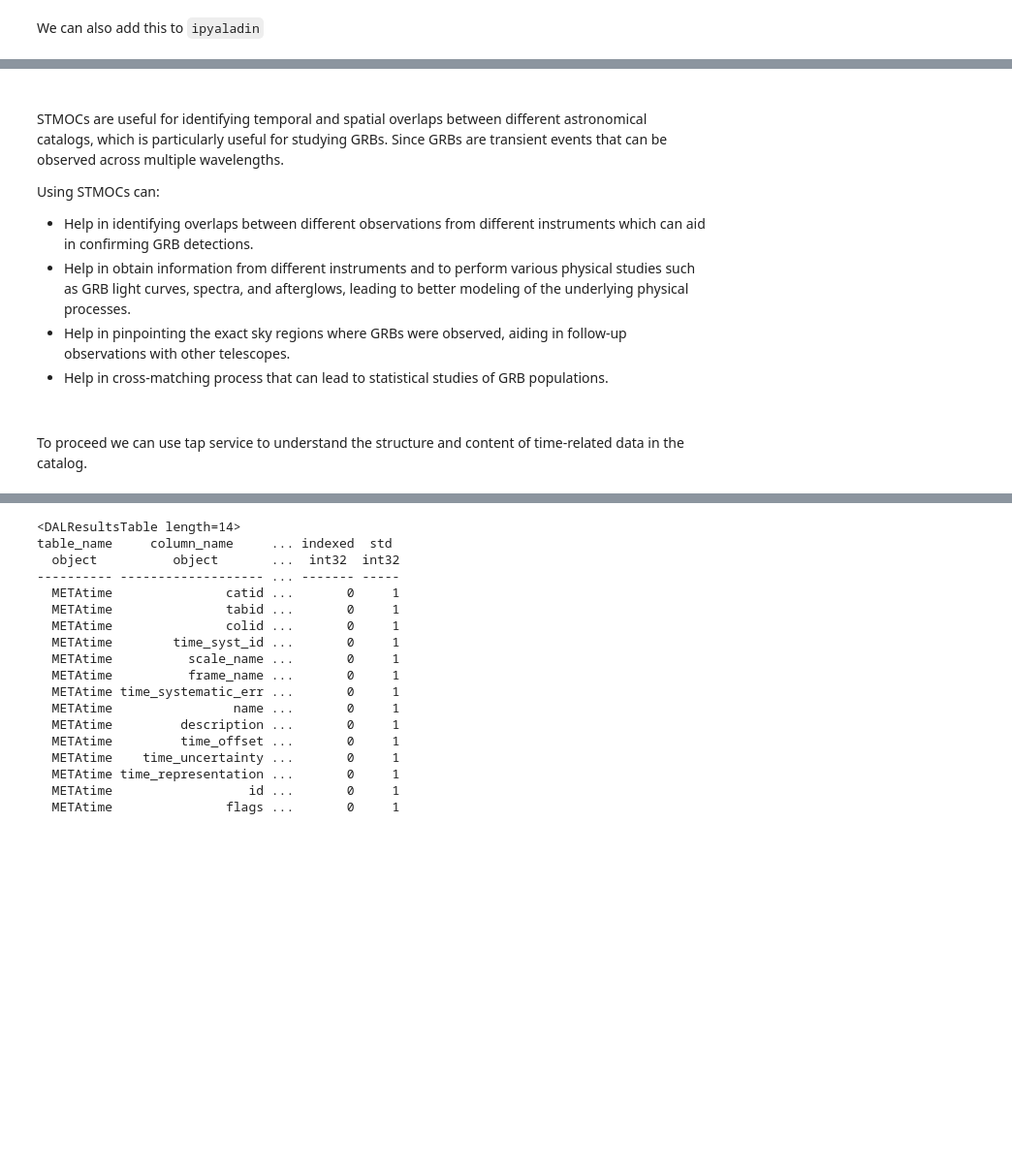
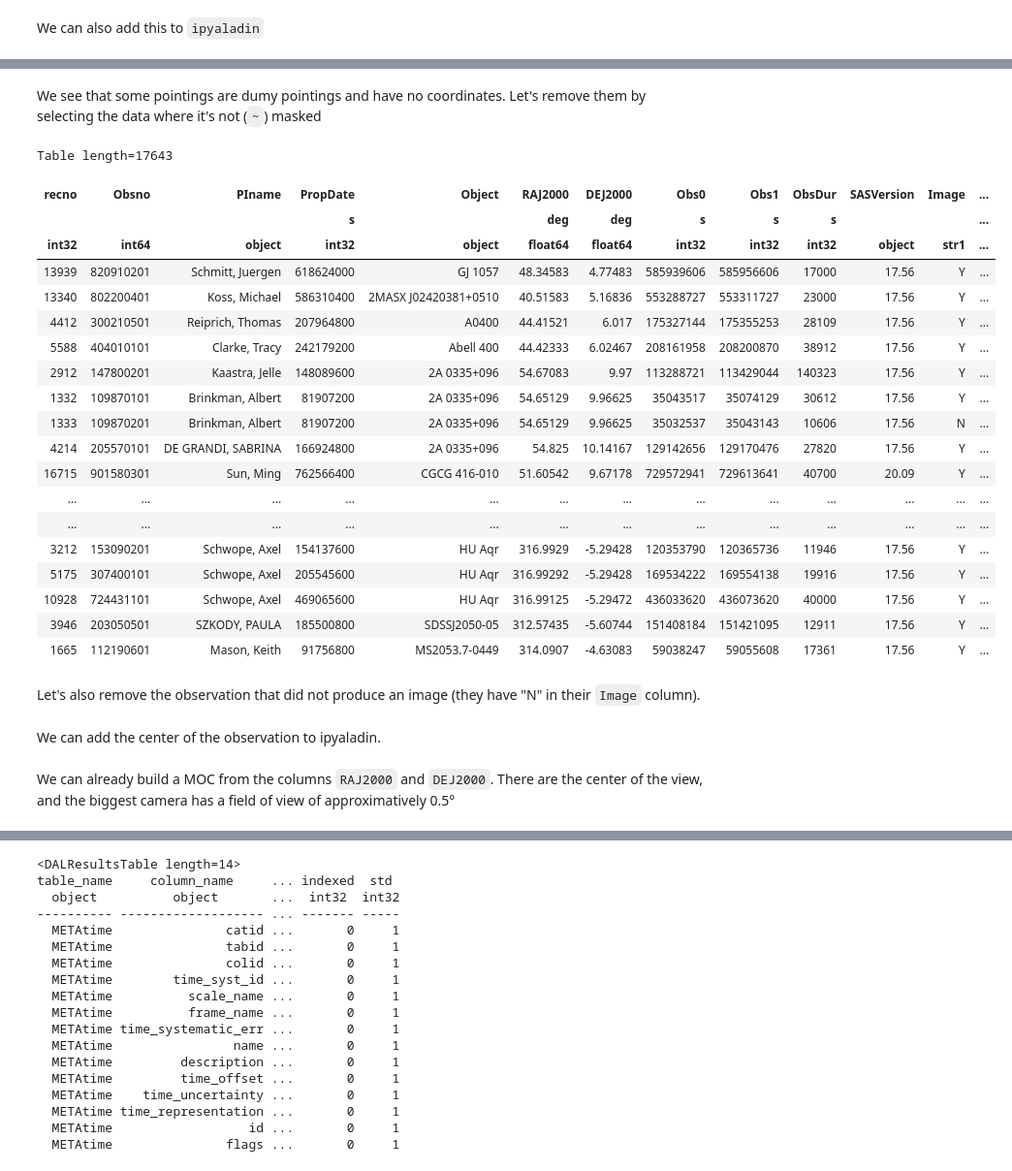
Before and after one commit to cds-astro/tutorials, a Jupyter notebook: Past_Conferences_and_Schools/2024_IAU/space_and_time_queries.ipynb, the cells around one changed output, grey strips where cells are left out. Shown at 97% size. Saved outputs shown, nothing was run; the diff lists cells and outputs as text; code cells hidden in the pictures; blank space fills up the shorter version.

```diff
--- a/Past_Conferences_and_Schools/2024_IAU/space_and_time_queries.ipynb
+++ b/Past_Conferences_and_Schools/2024_IAU/space_and_time_queries.ipynb
@@ -904,12 +710,28 @@ Now chose a source and use the simbad tool
-# %% [markdown]
-#
-STMOCs are useful for identifying temporal and spatial overlaps between different astronomical catalogs, which is particularly useful for studying GRBs. Since GRBs are transient events that can be observed across multiple wavelengths.
-
-Using STMOCs can:
-- Help in identifying overlaps between different observations from different instruments which can aid in confirming GRB detections.
-- Help in obtain information from different instruments and to perform various physical studies such as GRB light curves, spectra, and afterglows, leading to better modeling of the underlying physical processes.
-- Help in pinpointing the exact sky regions where GRBs were observed, aiding in follow-up observations with other telescopes.
-- Help in cross-matching process that can lead to statistical studies of GRB populations.
-# %% [markdown]
-#
-To proceed we can use tap service to understand the structure and content of time-related data in the catalog.
+# %% [markdown]
+We see that some pointings are dumy pointings and have no coordinates. Let's remove them by selecting the data where it's not (`~`) masked
+# %%
+xmmlog = xmmlog[~xmmlog["RAJ2000"].data.mask]
+xmmlog
+# %% [output]
+Table length=17643
+| recno | Obsno | PIname | PropDate | Object | RAJ2000 | DEJ2000 | Obs0 | Obs1 | ObsDur | SASVersion | Image | ... |
+|  |  |  | s |  | deg | deg | s | s | s |  |  | ... |
+| int32 | int64 | object | int32 | object | float64 | float64 | int32 | int32 | int32 | object | str1 | ... |
+| 13939 | 820910201 | Schmitt, Juergen | 618624000 | GJ 1057 | 48.34583 | 4.77483 | 585939606 | 585956606 | 17000 | 17.56 | Y | ... |
+| 13340 | 802200401 | Koss, Michael | 586310400 | 2MASX J02420381+0510 | 40.51583 | 5.16836 | 553288727 | 553311727 | 23000 | 17.56 | Y | ... |
+| 4412 | 300210501 | Reiprich, Thomas | 207964800 | A0400 | 44.41521 | 6.017 | 175327144 | 175355253 | 28109 | 17.56 | Y | ... |
+| 5588 | 404010101 | Clarke, Tracy | 242179200 | Abell 400 | 44.42333 | 6.02467 | 208161958 | 208200870 | 38912 | 17.56 | Y | ... |
+| 2912 | 147800201 | Kaastra, Jelle | 148089600 | 2A 0335+096 | 54.67083 | 9.97 | 113288721 | 113429044 | 140323 | 17.56 | Y | ... |
+| 1332 | 109870101 | Brinkman, Albert | 81907200 | 2A 0335+096 | 54.65129 | 9.96625 | 35043517 | 35074129 | 30612 | 17.56 | Y | ... |
+| 1333 | 109870201 | Brinkman, Albert | 81907200 | 2A 0335+096 | 54.65129 | 9.96625 | 35032537 | 35043143 | 10606 | 17.56 | N | ... |
+| 4214 | 205570101 | DE GRANDI, SABRINA | 166924800 | 2A 0335+096 | 54.825 | 10.14167 | 129142656 | 129170476 | 27820 | 17.56 | Y | ... |
+| 16715 | 901580301 | Sun, Ming | 762566400 | CGCG 416-010 | 51.60542 | 9.67178 | 729572941 | 729613641 | 40700 | 20.09 | Y | ... |
+| ... | ... | ... | ... | ... | ... | ... | ... | ... | ... | ... | ... | ... |
+| ... | ... | ... | ... | ... | ... | ... | ... | ... | ... | ... | ... | ... |
+| 3212 | 153090201 | Schwope, Axel | 154137600 | HU Aqr | 316.9929 | -5.29428 | 120353790 | 120365736 | 11946 | 17.56 | Y | ... |
+| 5175 | 307400101 | Schwope, Axel | 205545600 | HU Aqr | 316.99292 | -5.29428 | 169534222 | 169554138 | 19916 | 17.56 | Y | ... |
+| 10928 | 724431101 | Schwope, Axel | 469065600 | HU Aqr | 316.99125 | -5.29472 | 436033620 | 436073620 | 40000 | 17.56 | Y | ... |
+| 3946 | 203050501 | SZKODY, PAULA | 185500800 | SDSSJ2050-05 | 312.57435 | -5.60744 | 151408184 | 151421095 | 12911 | 17.56 | Y | ... |
+| 1665 | 112190601 | Mason, Keith | 91756800 | MS2053.7-0449 | 314.0907 | -4.63083 | 59038247 | 59055608 | 17361 | 17.56 | Y | ... |
+# %% [markdown]
+Let's also remove the observation that did not produce an image (they have "N" in their `Image` column).
@@ -915,0 +740,2 @@ To proceed we can use tap service to understand the structure and content of tim
+# %% [markdown]
+We can add the center of the observation to ipyaladin.
@@ -915,0 +744,2 @@ To proceed we can use tap service to understand the structure and content of tim
+# %% [markdown]
+We can already build a MOC from the columns `RAJ2000` and `DEJ2000`. There are the center of the view, and the biggest camera has a field of view of approximatively 0.5°
```
Also changed, not shown: parts of 100 cells of this notebook, 1 other file.
